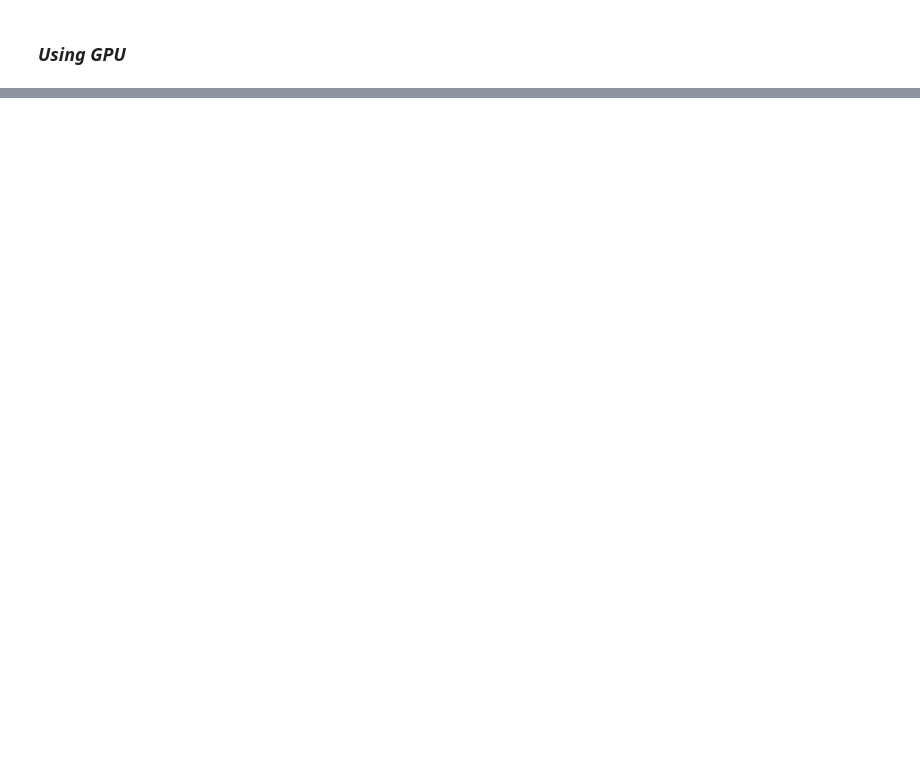
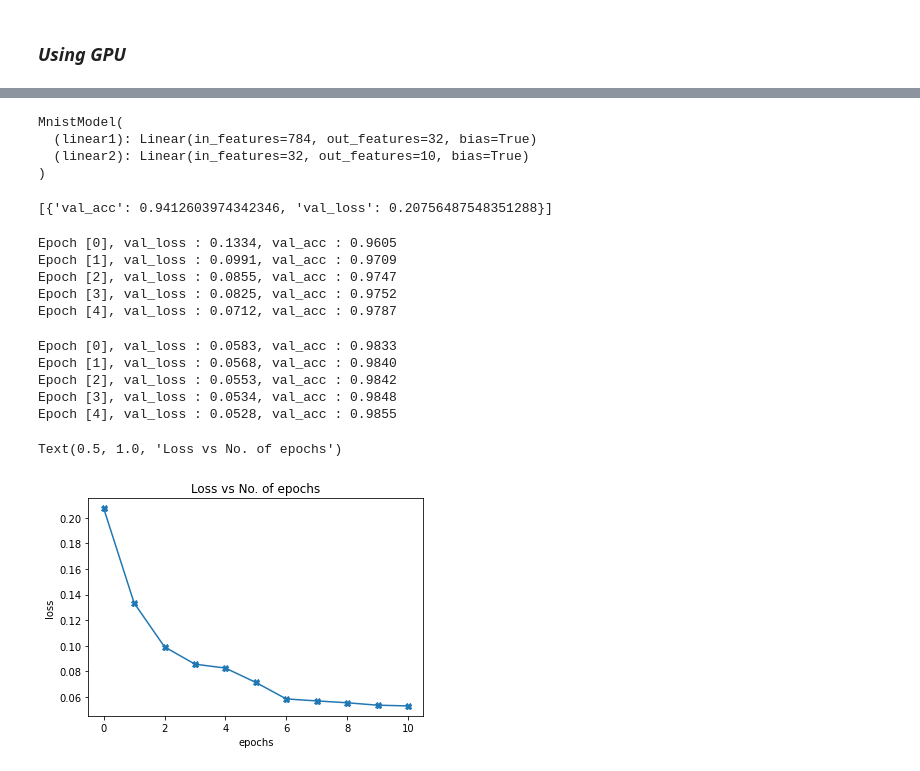
Before and after one commit to ksachchidanand/Deep-Learning, a Jupyter notebook: Zero to GANs/Feed Forward Neural Network.ipynb, the cells around one changed output, grey strips where cells are left out. Drawn from its saved outputs; the diff is of its cells as text; code cells hidden in the pictures; blank space fills up the shorter version.

```diff
--- a/Zero to GANs/Feed Forward Neural Network.ipynb
+++ b/Zero to GANs/Feed Forward Neural Network.ipynb
@@ -120,0 +217,38 @@ False
+# %%
+model = MnistModel(in_features, hidden_size, out_features)
+to_device(model, device)
+# %% [output]
+MnistModel(
+  (linear1): Linear(in_features=784, out_features=32, bias=True)
+  (linear2): Linear(in_features=32, out_features=10, bias=True)
+)
+# %%
+history = [evaluate(model, val_loader)]
+history
+# %% [output]
+[{'val_acc': 0.9412603974342346, 'val_loss': 0.20756487548351288}]
+# %%
+history += fit(5, 0.5, model, train_loader, val_loader)
+# %% [output]
+Epoch [0], val_loss : 0.1334, val_acc : 0.9605
+Epoch [1], val_loss : 0.0991, val_acc : 0.9709
+Epoch [2], val_loss : 0.0855, val_acc : 0.9747
+Epoch [3], val_loss : 0.0825, val_acc : 0.9752
+Epoch [4], val_loss : 0.0712, val_acc : 0.9787
+# %%
+history += fit(5, 0.1, model, train_loader, val_loader)
+# %% [output]
+Epoch [0], val_loss : 0.0583, val_acc : 0.9833
+Epoch [1], val_loss : 0.0568, val_acc : 0.9840
+Epoch [2], val_loss : 0.0553, val_acc : 0.9842
+Epoch [3], val_loss : 0.0534, val_acc : 0.9848
+Epoch [4], val_loss : 0.0528, val_acc : 0.9855
+# %%
+losses = [x['val_loss'] for x in history]
+plt.plot(losses, '-X')
+plt.xlabel('epochs')
+plt.ylabel('loss')
+plt.title('Loss vs No. of epochs')
+# %% [output]
+Text(0.5, 1.0, 'Loss vs No. of epochs')
+[figure, added]
```
Also changed, not shown: parts of 15 cells of this notebook.
